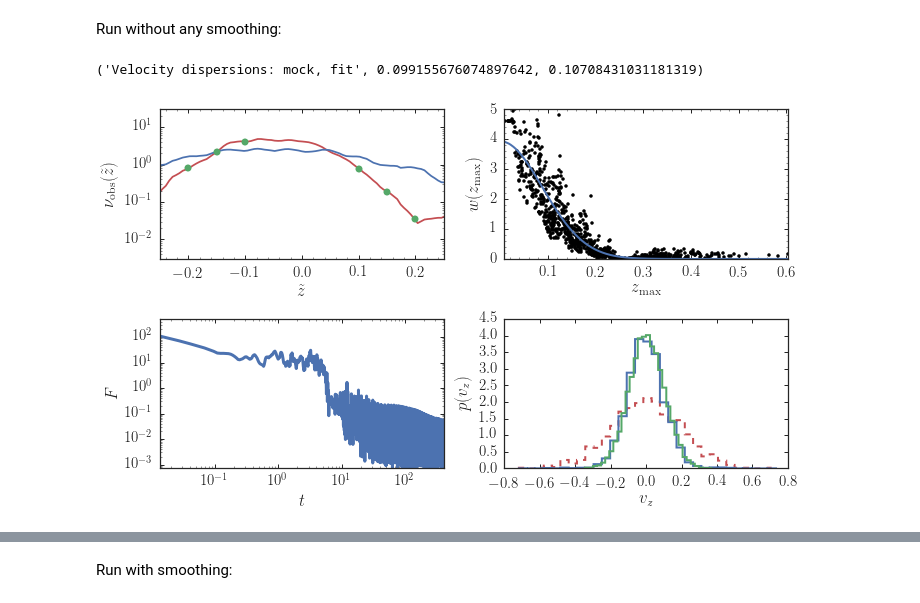
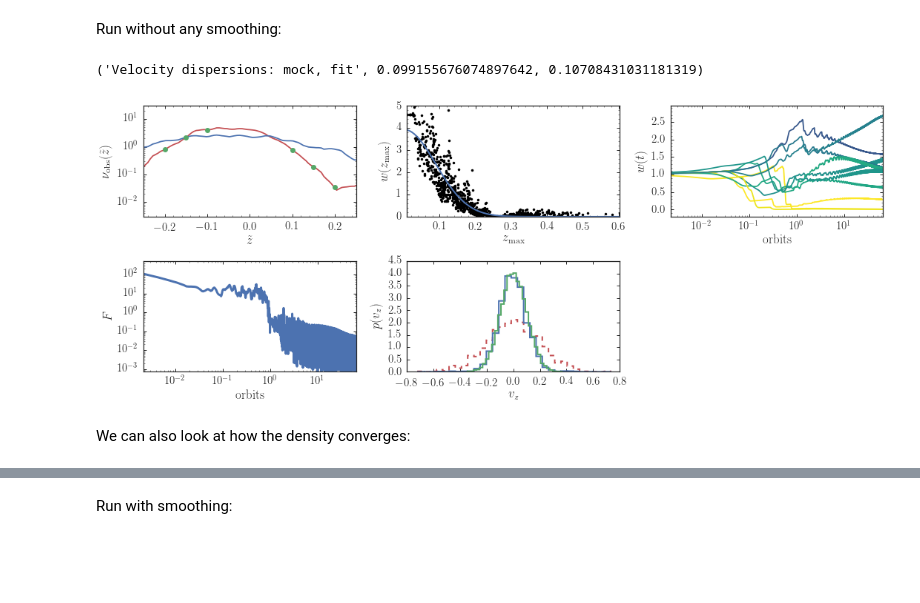
Before and after one commit to jobovy/simple-m2m, a Jupyter notebook: py/HOM2M.ipynb, the cells around one changed output, grey strips where cells are left out. Cells and saved outputs as stored; diff of their text form; code cells hidden in the pictures; blank space fills up the shorter version.

Commit message:
Return evolution of a random set of weights in the basic fit, add a little documentation, and a nice movie

```diff
--- a/py/HOM2M.ipynb
+++ b/py/HOM2M.ipynb
@@ -166,40 +202,49 @@ mu= 0.
 h_m2m= 0.025
 omega_m2m= omega_true
 zsun_m2m= zsun_true
-w_out,Q= run_m2m_weights(w_init,A_m2m,phi_m2m,omega_m2m,zsun_m2m,
-                         z_obs,dens_obs,nstep=nstep,step=step,mu=mu,eps=eps,h_m2m=h_m2m)
+w_out,Q,wevol,windx= run_m2m_weights(w_init,A_m2m,phi_m2m,omega_m2m,zsun_m2m,
+                                     z_obs,dens_obs,nstep=nstep,step=step,mu=mu,eps=eps,h_m2m=h_m2m,
+                                     output_wevolution=10)
 # %%
 z_m2m= A_m2m*numpy.cos(phi_m2m+nstep*step*omega_m2m)
 vz_m2m= -A_m2m*omega_m2m*numpy.sin(phi_m2m+nstep*step*omega_m2m)
 z_out= numpy.linspace(-0.3,0.3,101)
 dens_final= compute_dens(z_m2m,zsun_true,z_out,w_out)
 bovy_plot.bovy_print(axes_labelsize=17.,text_fontsize=12.,xtick_labelsize=15.,ytick_labelsize=15.)
-figsize(10,6)
-subplot(2,2,1)
+figsize(15,6)
+subplot(2,3,1)
 bovy_plot.bovy_plot(z_out,dens_init,'-',semilogy=True,
                    xlabel=r'$\tilde{z}$',ylabel=r'$\nu_{\mathrm{obs}}(\tilde{z})$',
                    xrange=[-.25,0.25],yrange=[0.003,30.],gcf=True)
 bovy_plot.bovy_plot(z_obs,dens_obs,'o',semilogy=True,overplot=True)
 bovy_plot.bovy_plot(z_out,dens_final,'-',semilogy=True,overplot=True,zorder=0)
-subplot(2,2,2)
+subplot(2,3,2)
 bovy_plot.bovy_plot(A_m2m,w_out,'k.',xlabel=r'$z_{\mathrm{max}}$',ylabel=r'$w(z_{\mathrm{max}})$',
                    yrange=[0.,5.],gcf=True)
 sindx= numpy.argsort(A_m2m)
 w_expect= numpy.exp((A_m2m[sindx]*omega_m2m)**2./2.*(1./sigma_init**2.-1./sigma_true**2.))
 w_expect/= numpy.sum(w_expect)/len(w_expect)
 plot(A_m2m[sindx],w_expect,lw=2.)
-subplot(2,2,3)
-bovy_plot.bovy_plot(numpy.linspace(0.,1.,nstep)*nstep*step*omega_m2m,numpy.sum(Q,axis=1),lw=3.,
-                   loglog=True,xlabel=r'$t$',ylabel=r'$F$',gcf=True)
-subplot(2,2,4)
+subplot(2,3,3)
+for ii in range(len(wevol)):
+    bovy_plot.bovy_plot(numpy.linspace(0.,1.,nstep)*nstep*step*omega_true/2./numpy.pi,wevol[ii],'-',
+                        color=cm.viridis(A_m2m[windx][ii]/0.3),
+                        yrange=[-0.2,numpy.amax(wevol)*1.1],
+                        semilogx=True,xlabel=r'$\mathrm{orbits}$',ylabel=r'$w(t)$',gcf=True,overplot=ii>0)
+subplot(2,3,4)
+bovy_plot.bovy_plot(numpy.linspace(0.,1.,nstep)*nstep*step*omega_true/2./numpy.pi,numpy.sum(Q,axis=1),lw=3.,
+                   loglog=True,xlabel=r'$\mathrm{orbits}$',ylabel=r'$F$',gcf=True)
+subplot(2,3,5)
 _= hist(vz_m2m,weights=w_out,histtype='step',lw=2.,normed=True,bins=31,zorder=1)
 _= hist(vz_mock,histtype='step',lw=2.,normed=True,bins=31,zorder=2)
 _= hist(vz_m2m,histtype='step',lw=2.,normed=True,bins=31,ls='--',zorder=0)
 xlabel(r'$v_z$')
 ylabel(r'$p(v_z)$')
 print("Velocity dispersions: mock, fit",numpy.std(vz_mock),\
       numpy.sqrt(numpy.sum(w_out*(vz_m2m-numpy.sum(w_out*vz_m2m)/numpy.sum(w_out))**2.)/numpy.sum(w_out)))
 tight_layout()
 # %% [output]
 ('Velocity dispersions: mock, fit', 0.099155676074897642, 0.10708431031181319)
-[figure, old version]
+[figure, new version]
+# %% [markdown]
+We can also look at how the density converges:
```
Also changed, not shown: parts of 10 cells of this notebook.
